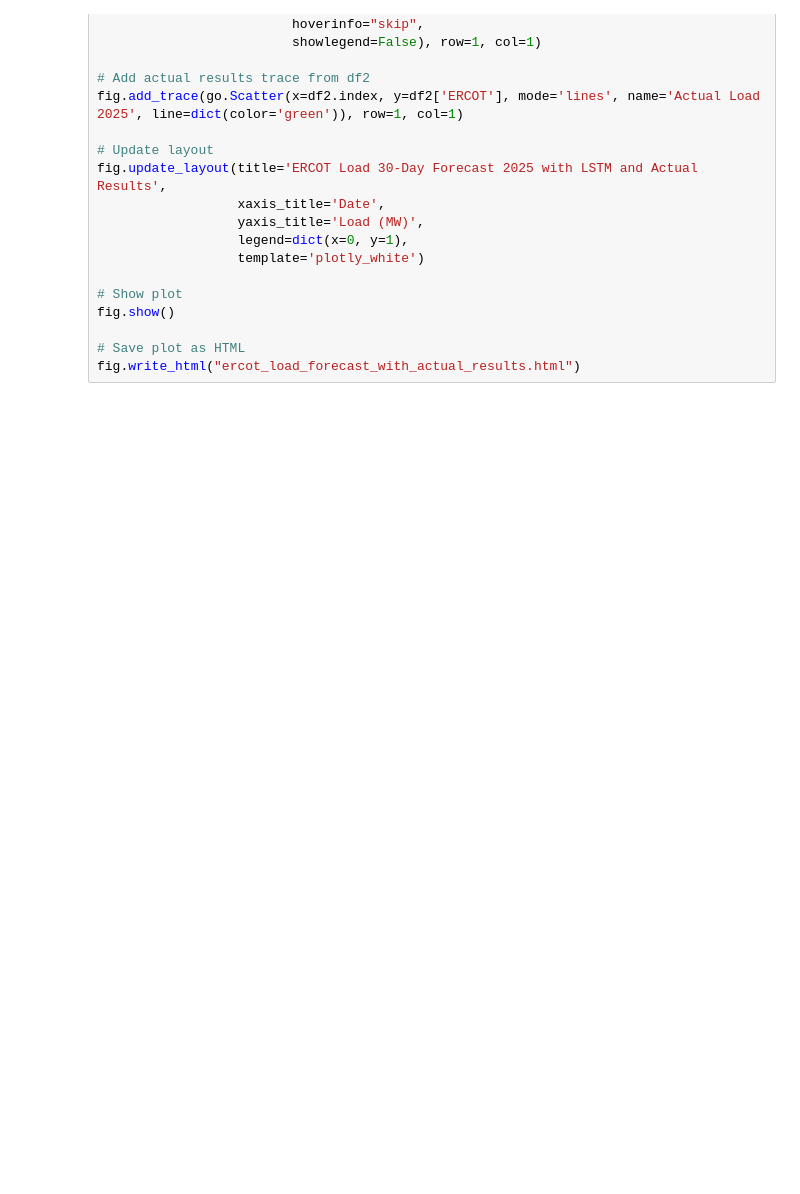
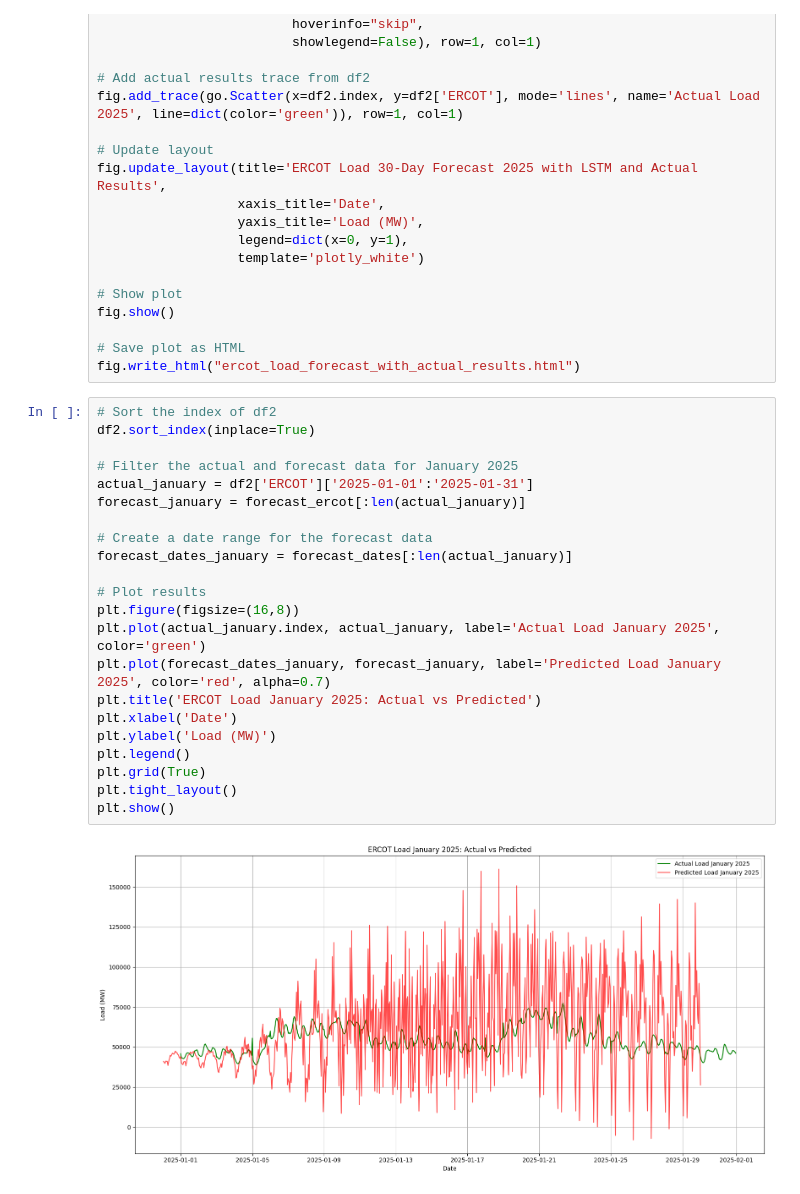
Before and after one commit to QuinnThompson/ECE555_Final_Poject, a Jupyter notebook: lstm.ipynb, the cells around one changed output. Drawn from its saved outputs; the diff is of its cells as text; blank space fills up the shorter version.

```diff
--- a/lstm.ipynb
+++ b/lstm.ipynb
@@ -222,3 +268,27 @@ fig.show()
 
 # Save plot as HTML
 fig.write_html("ercot_load_forecast_with_actual_results.html")
+# %%
+# Sort the index of df2
+df2.sort_index(inplace=True)
+
+# Filter the actual and forecast data for January 2025
+actual_january = df2['ERCOT']['2025-01-01':'2025-01-31']
+forecast_january = forecast_ercot[:len(actual_january)]
+
+# Create a date range for the forecast data
+forecast_dates_january = forecast_dates[:len(actual_january)]
+
+# Plot results
+plt.figure(figsize=(16,8))
+plt.plot(actual_january.index, actual_january, label='Actual Load January 2025', color='green')
+plt.plot(forecast_dates_january, forecast_january, label='Predicted Load January 2025', color='red', alpha=0.7)
+plt.title('ERCOT Load January 2025: Actual vs Predicted')
+plt.xlabel('Date')
+plt.ylabel('Load (MW)')
+plt.legend()
+plt.grid(True)
+plt.tight_layout()
+plt.show()
+# %% [output]
+[figure, added]
```
Also changed, not shown: parts of 7 cells of this notebook, 2 other files.
